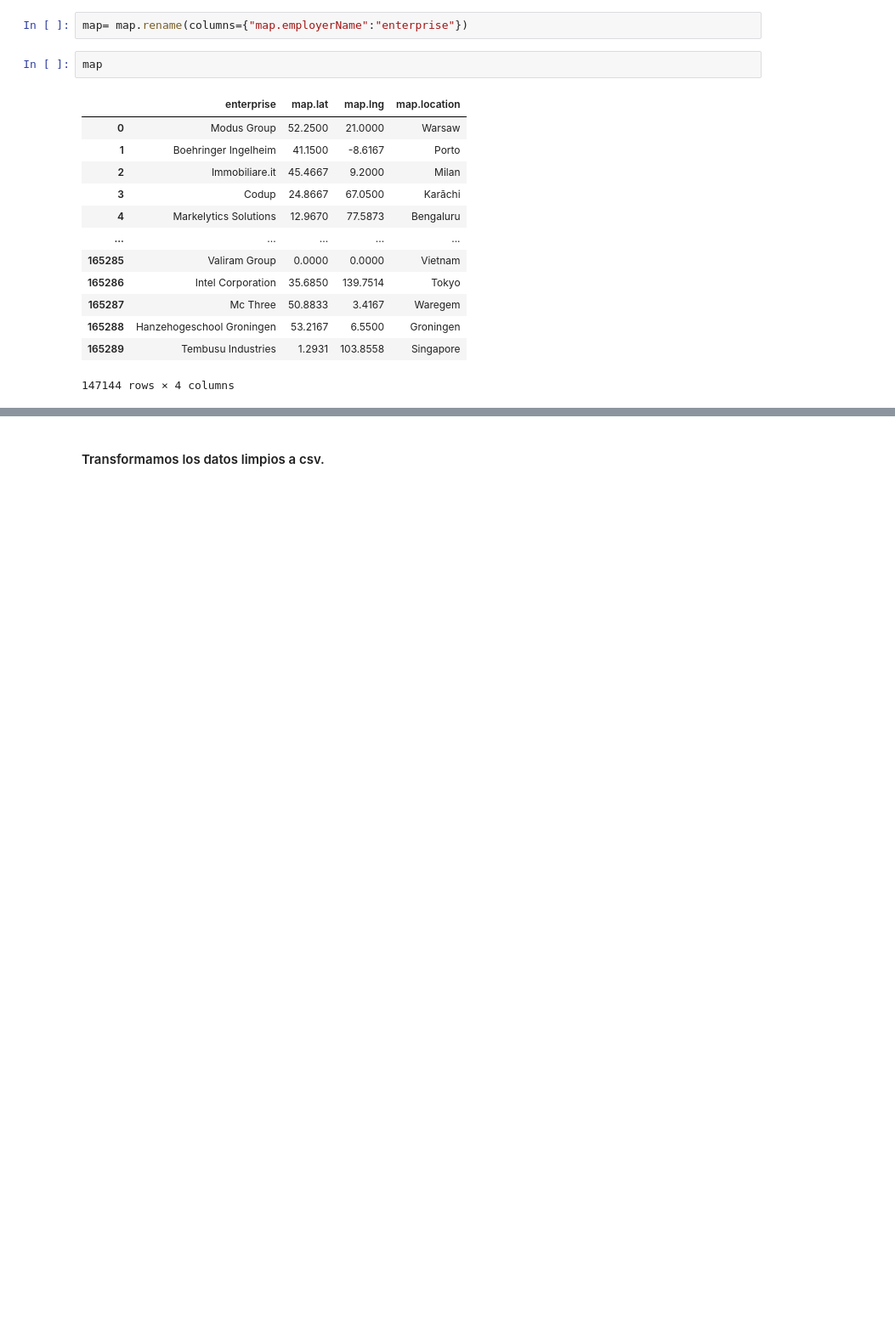
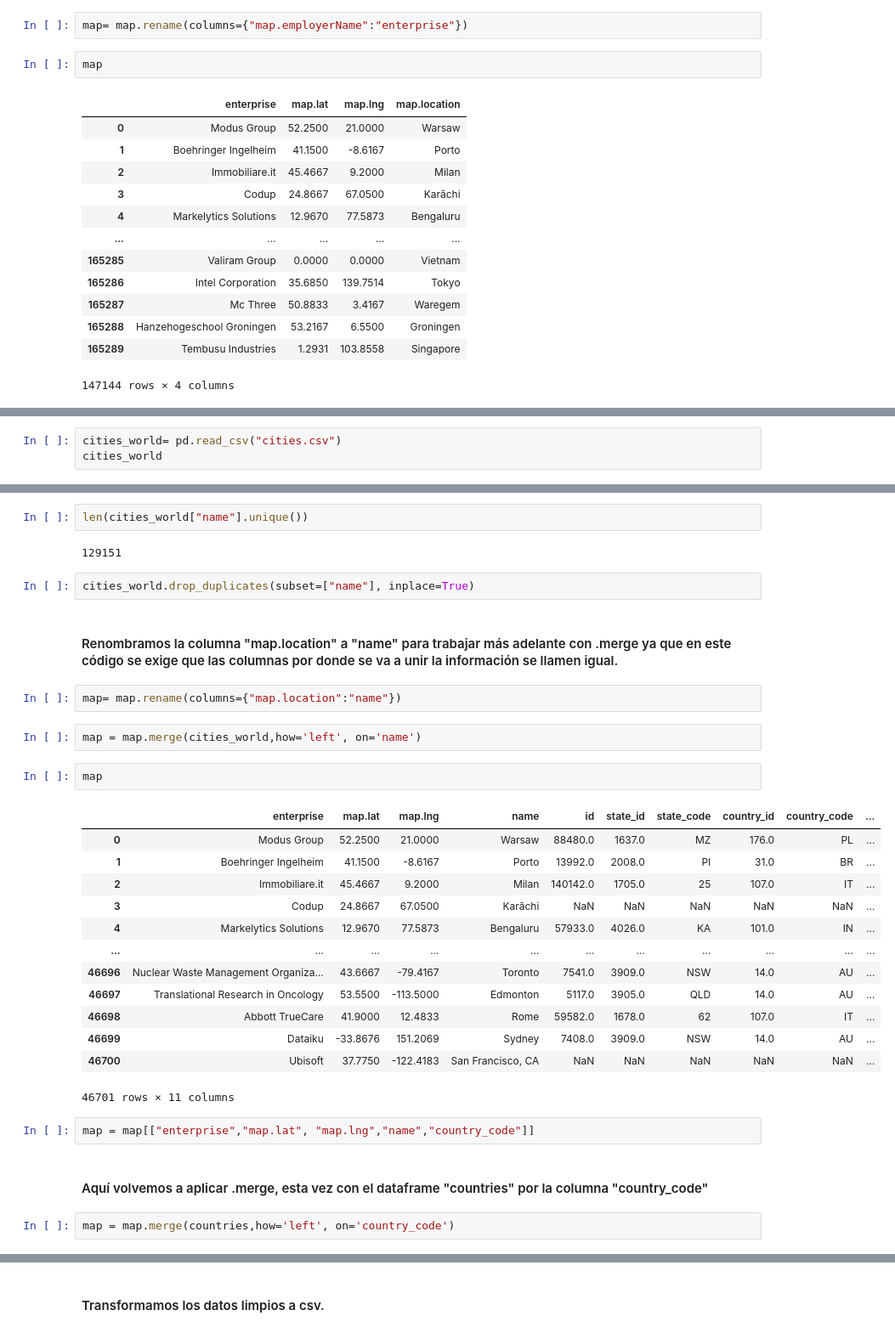
Before and after one commit to mayteet/ProyectoGrupal14MercadoLaboral, a Jupyter notebook: ETL _final.ipynb, the cells around one changed output, grey strips where cells are left out. Shown at 85% size. Drawn from its saved outputs; the diff is of its cells as text; blank space fills up the shorter version.

```diff
--- a/ETL _final.ipynb
+++ b/ETL _final.ipynb
@@ -1091,0 +1445,3 @@ map
+# %%
+cities_world= pd.read_csv("cities.csv")
+cities_world
@@ -1091,0 +1462,34 @@ map
+# %%
+len(cities_world["name"].unique())
+# %% [output]
+129151
+# %%
+cities_world.drop_duplicates(subset=["name"], inplace=True)
+# %% [markdown]
+#### Renombramos la columna "map.location" a "name" para trabajar más adelante con .merge ya que en este código se exige que las columnas por donde se va a unir la información se llamen igual.
+# %%
+map= map.rename(columns={"map.location":"name"})
+# %%
+map = map.merge(cities_world,how='left', on='name')
+# %%
+map
+# %% [output]
+|  | enterprise | map.lat | map.lng | name | id | state_id | state_code | country_id | country_code | ... |
+| 0 | Modus Group | 52.2500 | 21.0000 | Warsaw | 88480.0 | 1637.0 | MZ | 176.0 | PL | ... |
+| 1 | Boehringer Ingelheim | 41.1500 | -8.6167 | Porto | 13992.0 | 2008.0 | PI | 31.0 | BR | ... |
+| 2 | Immobiliare.it | 45.4667 | 9.2000 | Milan | 140142.0 | 1705.0 | 25 | 107.0 | IT | ... |
+| 3 | Codup | 24.8667 | 67.0500 | Karāchi | NaN | NaN | NaN | NaN | NaN | ... |
+| 4 | Markelytics Solutions | 12.9670 | 77.5873 | Bengaluru | 57933.0 | 4026.0 | KA | 101.0 | IN | ... |
+| ... | ... | ... | ... | ... | ... | ... | ... | ... | ... | ... |
+| 46696 | Nuclear Waste Management Organiza... | 43.6667 | -79.4167 | Toronto | 7541.0 | 3909.0 | NSW | 14.0 | AU | ... |
+| 46697 | Translational Research in Oncology | 53.5500 | -113.5000 | Edmonton | 5117.0 | 3905.0 | QLD | 14.0 | AU | ... |
+| 46698 | Abbott TrueCare | 41.9000 | 12.4833 | Rome | 59582.0 | 1678.0 | 62 | 107.0 | IT | ... |
+| 46699 | Dataiku | -33.8676 | 151.2069 | Sydney | 7408.0 | 3909.0 | NSW | 14.0 | AU | ... |
+| 46700 | Ubisoft | 37.7750 | -122.4183 | San Francisco, CA | NaN | NaN | NaN | NaN | NaN | ... |
+46701 rows × 11 columns
+# %%
+map = map[["enterprise","map.lat", "map.lng","name","country_code"]]
+# %% [markdown]
+#### Aquí volvemos a aplicar .merge, esta vez con el dataframe "countries" por la columna "country_code"
+# %%
+map = map.merge(countries,how='left', on='country_code')
```
Also changed, not shown: parts of 88 cells of this notebook.
